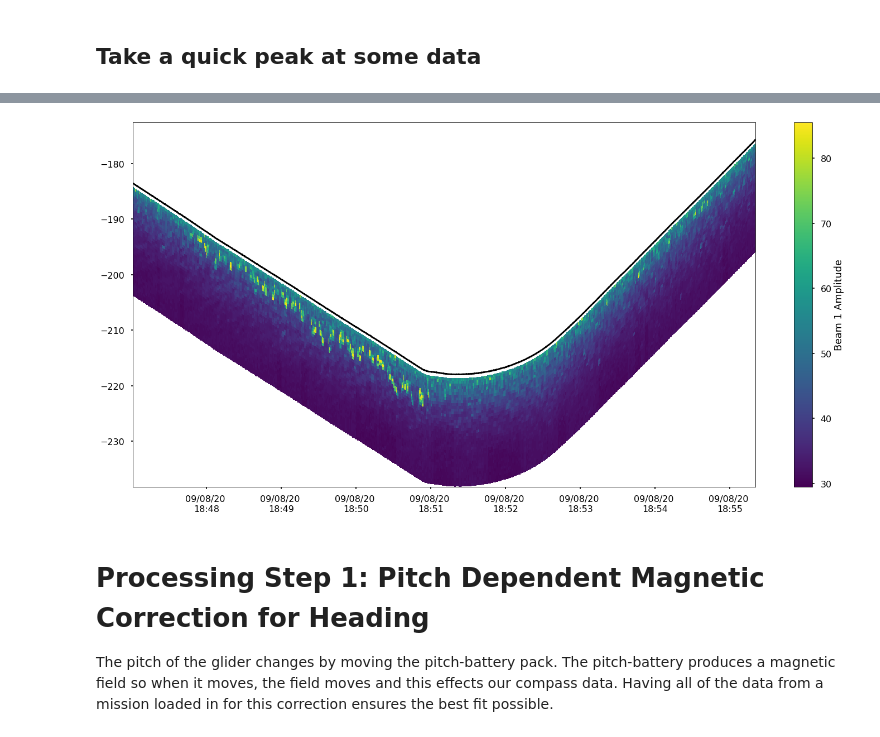
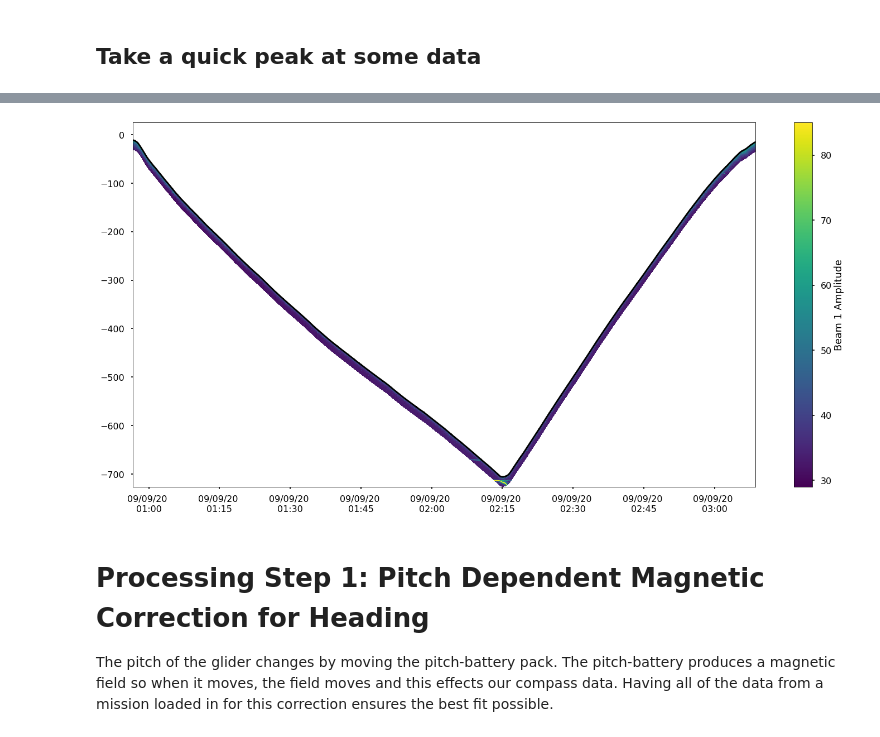
Before and after one commit to JGradone/Slocum-AD2CP, a Jupyter notebook: notebooks/01_AD2CP_Processing.ipynb, the cells around one changed output, grey strips where cells are left out. Cells and saved outputs as stored; diff of their text form; code cells hidden in the pictures.

```diff
--- a/notebooks/01_AD2CP_Processing.ipynb
+++ b/notebooks/01_AD2CP_Processing.ipynb
@@ -27,7 +28,14 @@ import sys
 
 ## To import functions from Slocum-AD2CP GitHub repository, make this path the path to where the repo exists locally
 sys.path.insert(0,'/home/jg1200/GitHub/Slocum-AD2CP/src/data/')
-from make_dataset import ad2cp_nc_to_xarray, correct_sound_speed, cell_vert, binmap_adcp, beam2enu, inversion
+from make_dataset import ad2cp_nc_to_xarray, correct_sound_speed, cell_vert, binmap_adcp, beam2enu, inversion, qaqc_pre_coord_transform
+
+
+## Set some plotting formats
+plt.style.use('seaborn-poster')
+myFmtshort = mdates.DateFormatter('%m/%d\n%H:%M')
+myFmtlong = mdates.DateFormatter('%m/%d/%y \n%H:%M')
+myFmt = mdates.DateFormatter('%m/%d/%y')
 # %% [markdown]
 ## Set path for where all the data lives
 # %%
@@ -59,0 +122,3 @@ df
+# %%
+df = df1.sel(time=slice(df1.time[87300],df1.time[119000]))
+df
@@ -60,17 +143,17 @@ df
 # %%
 [x,y]=np.meshgrid(df.time,df.bins)
 [bdepth,bbins]=np.meshgrid(df.depth,df.bins)
 
 by=bdepth+bbins
 
 fig = plt.figure(figsize=(25,12))
 
-plt.pcolormesh(x[:,12000:14000],-by[:,12000:14000],df.beam1amp[:,12000:14000])
-plt.plot(df.time[12000:14000],-df.depth[12000:14000],'k')
+plt.pcolormesh(x,-by,df.beam1amp)
+plt.plot(df.time,-df.depth,'k')
 plt.colorbar(label='Beam 1 Amplitude')
 plt.gca().xaxis.set_major_formatter(myFmtlong)
 # %% [output]
-[figure, old version]
+[figure, new version]
 # %% [markdown]
 # Processing Step 1: Pitch Dependent Magnetic Correction for Heading
 The pitch of the glider changes by moving the pitch-battery pack. The pitch-battery produces a magnetic field so when it moves, the field moves and this effects our compass data. Having all of the data from a mission loaded in for this correction ensures the best fit possible.
```
Also changed, not shown: parts of 28 cells of this notebook, 6 other files.
